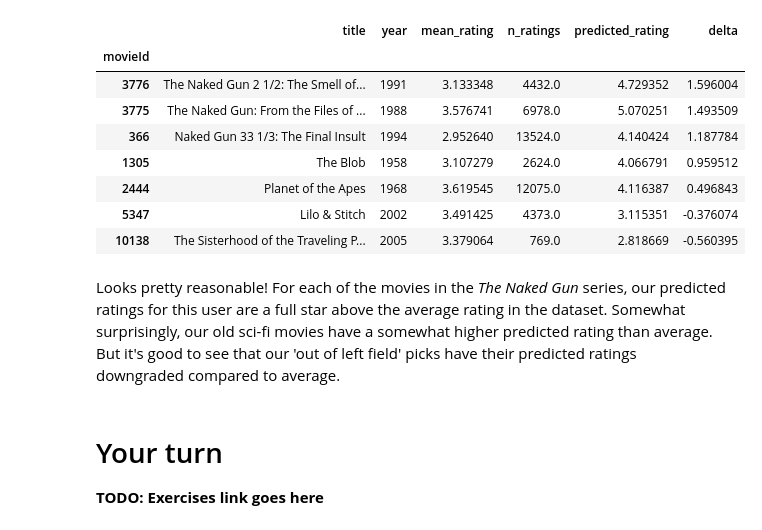
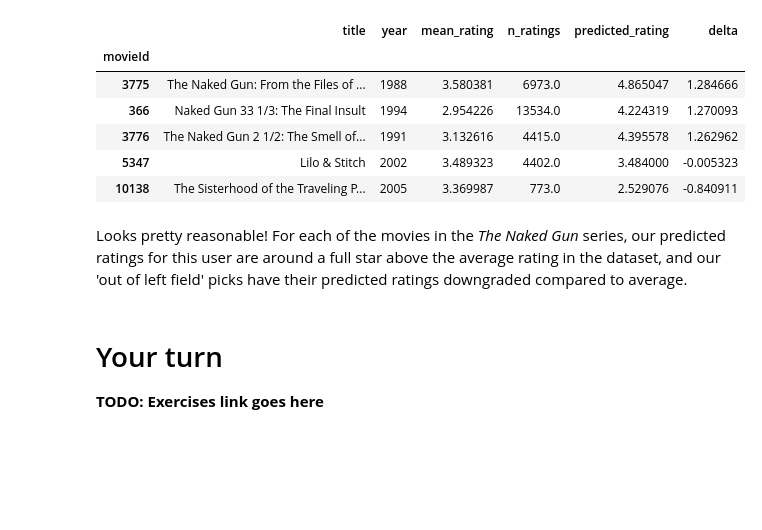
Before and after one commit to Kaggle/learntools, a Jupyter notebook: learntools/embeddings/nbs/1-embeddings.ipynb, the cells around one changed output. Drawn from its saved outputs; the diff is of its cells as text; code cells hidden in the pictures; blank space fills up the shorter version.

```diff
--- a/learntools/embeddings/nbs/1-embeddings.ipynb
+++ b/learntools/embeddings/nbs/1-embeddings.ipynb
@@ -22,7 +31,7 @@ import random
 input_dir = '../input/movielens_preprocessed'
 ratings_path = os.path.join(input_dir, 'rating.csv')
 
-ratings_df = pd.read_csv(ratings_path, usecols=['userId', 'movieId', 'rating'])
+ratings_df = pd.read_csv(ratings_path, usecols=['userId', 'movieId', 'rating', 'y'])
 
 movies_df = pd.read_csv(os.path.join(input_dir, 'movie.csv'), usecols=['movieId', 'title', 'year'])
 
@@ -331,7 +217,7 @@ Let's train the model.
 #$HIDE_OUTPUT$
 history = model.fit(
     [df.userId, df.movieId],
-    df.rating,
+    df.y,
     batch_size=5000,
     epochs=20,
     verbose=2,
@@ -429,33 +343,34 @@ A better indication of this user's dislikes might be the kinds of movies they ha
 # %%
 candidate_movies = movies[
     movies.title.str.contains('Naked Gun')
-    | ((movies.title == 'Planet of the Apes') & (movies.year==1968))
-    | ((movies.title == 'The Blob') & (movies.year==1958))
     | (movies.title == 'The Sisterhood of the Traveling Pants')
     | (movies.title == 'Lilo & Stitch')
 ].copy()
 
 preds = model.predict([
     [uid] * len(candidate_movies), # User ids
     candidate_movies.index, # Movie ids
 ])
-candidate_movies['predicted_rating'] = preds
+# NB: Remember we trained on 'y', which was a version of the rating column centered on 0. To translate
+# our model's output values to the original [0.5, 5] star rating scale, we need to 'uncenter' the
+# values, by adding the mean back
+row = df.iloc[0] # The difference between rating and y will be the same for all rows, so we can just use the first
+y_delta = row.rating - row.y
+candidate_movies['predicted_rating'] = preds + y_delta
 # Add a column with the difference between our predicted rating (for this user) and the movie's
 # overall average rating across all users in the dataset.
 candidate_movies['delta'] = candidate_movies['predicted_rating'] - candidate_movies['mean_rating']
 candidate_movies.sort_values(by='delta', ascending=False)
 # %% [output]
 |  | title | year | mean_rating | n_ratings | predicted_rating | delta |
 | movieId |  |  |  |  |  |  |
-| 3776 | The Naked Gun 2 1/2: The Smell of... | 1991 | 3.133348 | 4432.0 | 4.729352 | 1.596004 |
-| 3775 | The Naked Gun: From the Files of ... | 1988 | 3.576741 | 6978.0 | 5.070251 | 1.493509 |
-| 366 | Naked Gun 33 1/3: The Final Insult | 1994 | 2.952640 | 13524.0 | 4.140424 | 1.187784 |
-| 1305 | The Blob | 1958 | 3.107279 | 2624.0 | 4.066791 | 0.959512 |
-| 2444 | Planet of the Apes | 1968 | 3.619545 | 12075.0 | 4.116387 | 0.496843 |
-| 5347 | Lilo & Stitch | 2002 | 3.491425 | 4373.0 | 3.115351 | -0.376074 |
-| 10138 | The Sisterhood of the Traveling P... | 2005 | 3.379064 | 769.0 | 2.818669 | -0.560395 |
+| 3775 | The Naked Gun: From the Files of ... | 1988 | 3.580381 | 6973.0 | 4.865047 | 1.284666 |
+| 366 | Naked Gun 33 1/3: The Final Insult | 1994 | 2.954226 | 13534.0 | 4.224319 | 1.270093 |
+| 3776 | The Naked Gun 2 1/2: The Smell of... | 1991 | 3.132616 | 4415.0 | 4.395578 | 1.262962 |
+| 5347 | Lilo & Stitch | 2002 | 3.489323 | 4402.0 | 3.484000 | -0.005323 |
+| 10138 | The Sisterhood of the Traveling P... | 2005 | 3.369987 | 773.0 | 2.529076 | -0.840911 |
 # %% [markdown]
-Looks pretty reasonable! For each of the movies in the *The Naked Gun* series, our predicted ratings for this user are a full star above the average rating in the dataset. Somewhat surprisingly, our old sci-fi movies have a somewhat higher predicted rating than average. But it's good to see that our 'out of left field' picks have their predicted ratings downgraded compared to average.
+Looks pretty reasonable! For each of the movies in the *The Naked Gun* series, our predicted ratings for this user are around a full star above the average rating in the dataset, and our 'out of left field' picks have their predicted ratings downgraded compared to average.
 # %% [markdown]
 # Your turn
 
```
Also changed, not shown: parts of 38 cells of this notebook, 3 other files.
